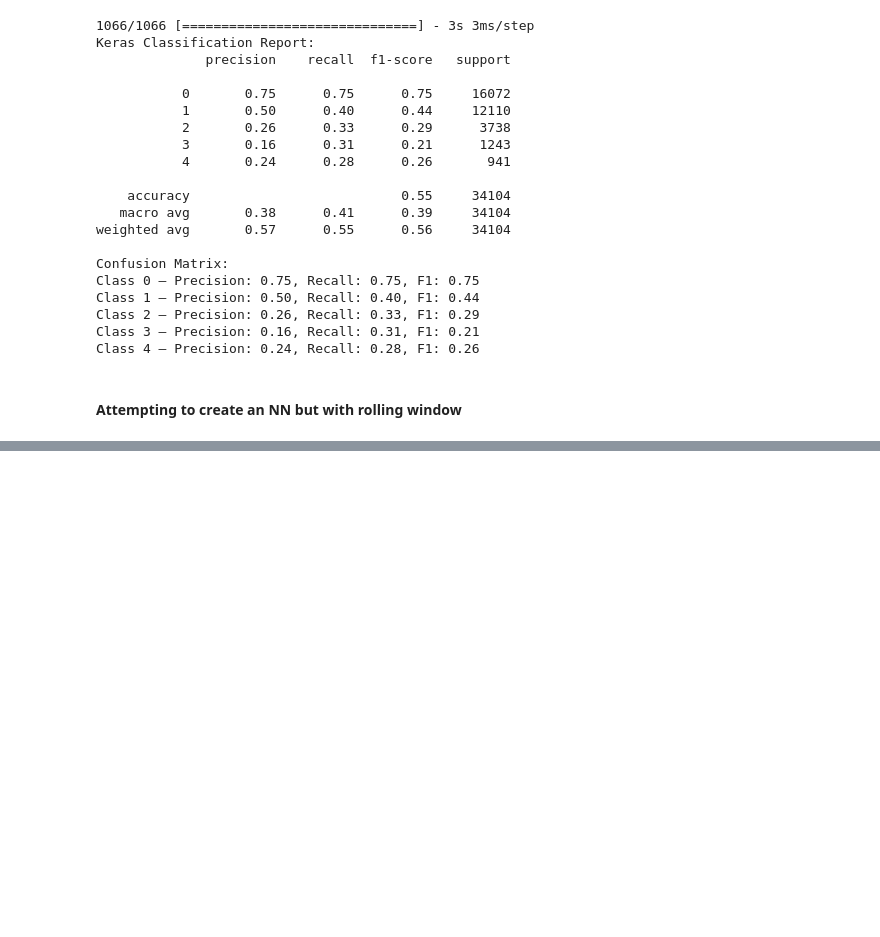
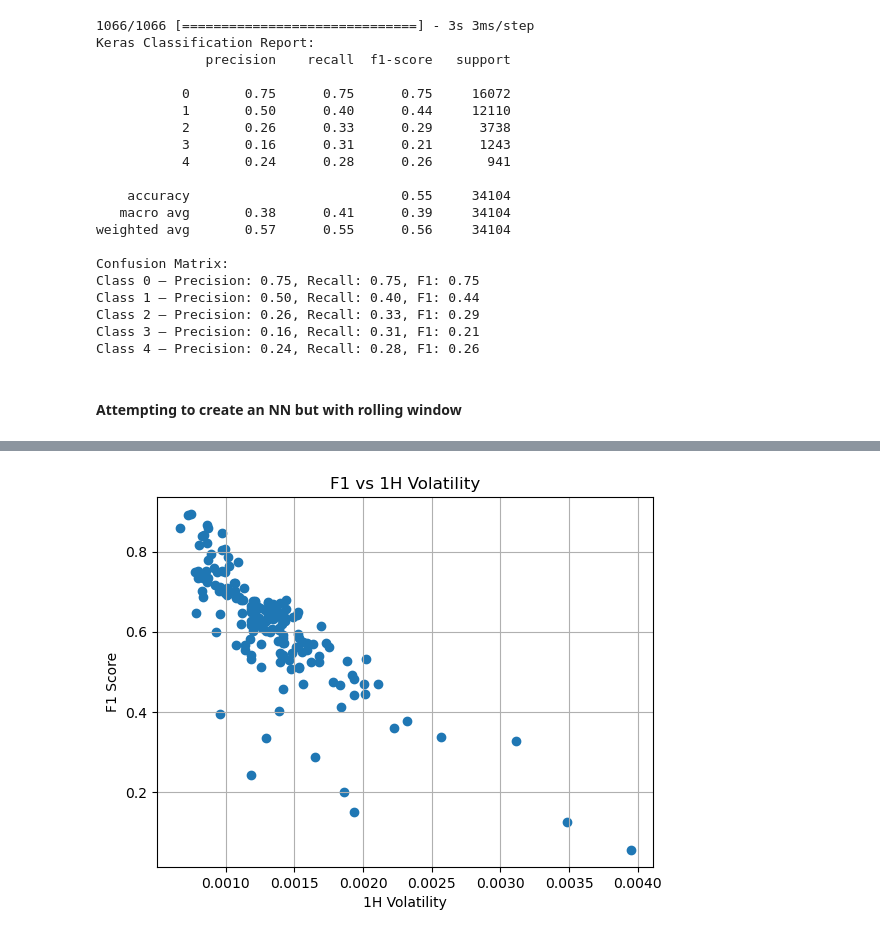
Before and after one commit to MartimMG/QuantTrade, a Jupyter notebook: neural_net.ipynb, the cells around one changed output, grey strips where cells are left out. Cells and saved outputs as stored; diff of their text form; code cells hidden in the pictures; blank space fills up the shorter version.

```diff
--- a/neural_net.ipynb
+++ b/neural_net.ipynb
@@ -318,0 +301,10 @@ plt.show()
+# %%
+plt.figure()
+plt.scatter(vol_1h_per_window, f1_per_window)
+plt.xlabel("1H Volatility")
+plt.ylabel("F1 Score")
+plt.title("F1 vs 1H Volatility")
+plt.grid(True)
+plt.show()
+# %% [output]
+[figure, added]
```
Also changed, not shown: parts of 10 cells of this notebook, 3 other files.
